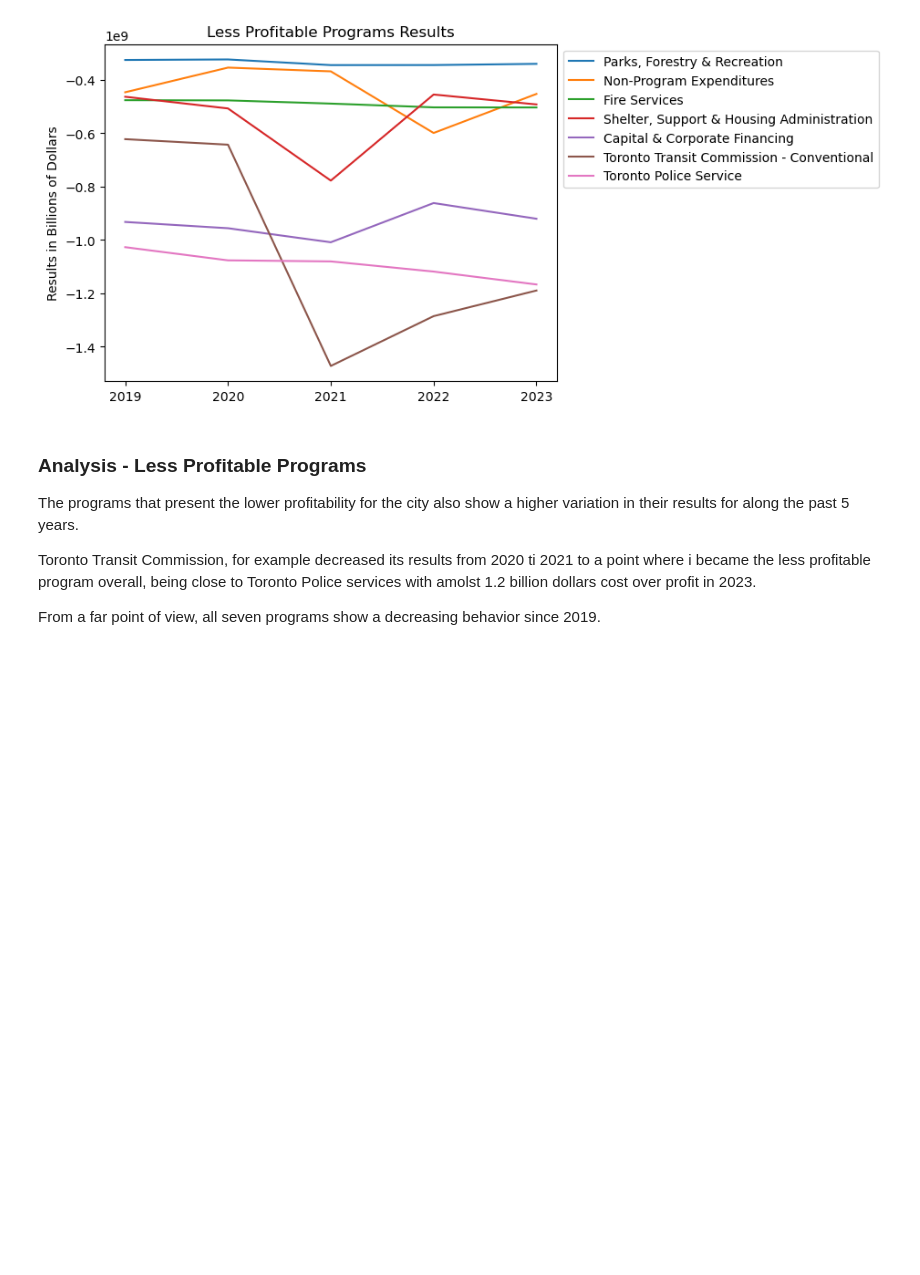
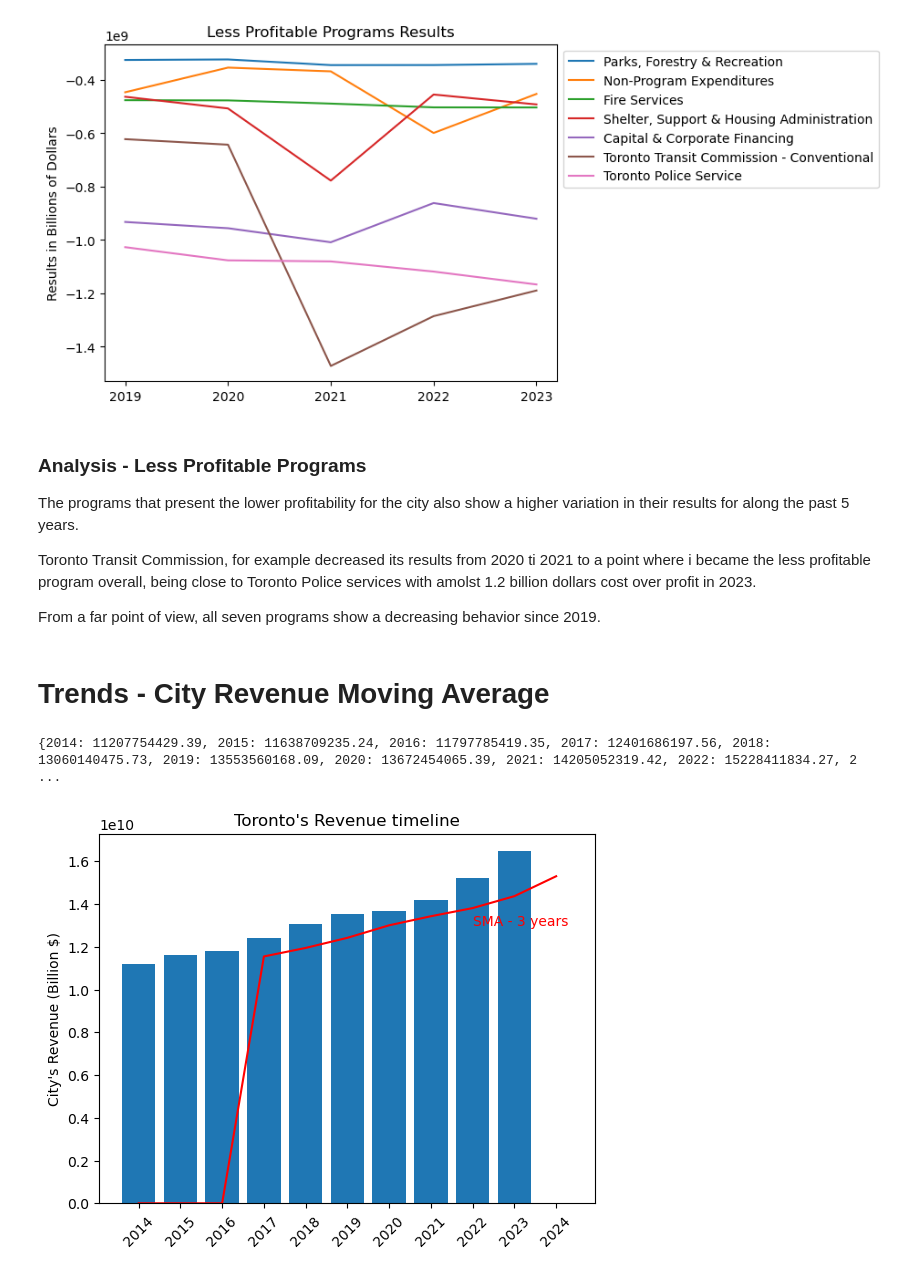
Before and after one commit to aayushgambhir2023/DA-Project-1, a Jupyter notebook: City of Toronto Budget Analysis - Trends.ipynb, the cells around one changed output. Cells and saved outputs as stored; diff of their text form; code cells hidden in the pictures; blank space fills up the shorter version.

Commit message:
Trends Commit
Commit for analysis and merge.

```diff
--- a/City of Toronto Budget Analysis - Trends.ipynb
+++ b/City of Toronto Budget Analysis - Trends.ipynb
@@ -472,3 +423,49 @@ The programs that present the lower profitability for the city also show a highe
 Toronto Transit Commission, for example decreased its results from 2020 ti 2021 to a point where i became the less profitable program overall, being close to Toronto Police services with amolst 1.2 billion dollars cost over profit in 2023.
 
 From a far point of view, all seven programs show a decreasing behavior since 2019.
+# %% [markdown]
+# Trends - City Revenue Moving Average
+# %%
+#Revenue Timeline
+rev_exp_tl_lg = {
+    2014: budget_2014_lg["Rev-2014"].sum().round(2),
+    2015: budget_2015_lg["Rev-2015"].sum().round(2),
+    2016: budget_2016_lg["Rev-2016"].sum().round(2),
+    2017: budget_2017_lg["Rev-2017"].sum().round(2),
+    2018: budget_2018_lg["Rev-2018"].sum().round(2),
+    2019: budget_2019_lg["Rev-2019"].sum().round(2),
+    2020: budget_2020_lg["Rev-2020"].sum().round(2),
+    2021: budget_2021_lg["Rev-2021"].sum().round(2),
+    2022: budget_2022_lg["Rev-2022"].sum().round(2),
+    2023: budget_2023_lg["Rev-2023"].sum().round(2),
+    2024: 0
+}
+
+moving_average_3 = {
+    2014 : 0,
+    2015 : 0,
+    2016 : 0
+}
+
+i = 2017
+while i <= 2024:
+    av = ((rev_exp_tl_lg[i-1] + rev_exp_tl_lg[i-2] + rev_exp_tl_lg[i-3]) / 3)
+    moving_average_3[i] = av
+    i += 1
+
+print(rev_exp_tl_lg)
+# %% [output]
+{2014: 11207754429.39, 2015: 11638709235.24, 2016: 11797785419.35, 2017: 12401686197.56, 2018: 13060140475.73, 2019: 13553560168.09, 2020: 13672454065.39, 2021: 14205052319.42, 2022: 15228411834.27, 2 ...
+# %%
+x_ax1_lg = range(2014, 2025)
+
+plt.bar(x_ax1_lg, rev_exp_tl_lg.values())
+plt.plot(x_ax1_lg, moving_average_3.values(), color="red")
+plt.ylabel("City's Revenue (Billion $)")
+plt.title("Toronto's Revenue timeline")
+plt.xticks(x_ax1_lg, rotation=45)
+plt.annotate("SMA - 3 years", xy=(2022,13000000000), color="red")
+plt.savefig("output/trends/Toronto Revenue timeline.png")
+plt.show()
+# %% [output]
+[figure, added]
```
Also changed, not shown: parts of 11 cells of this notebook, 6 other files.
